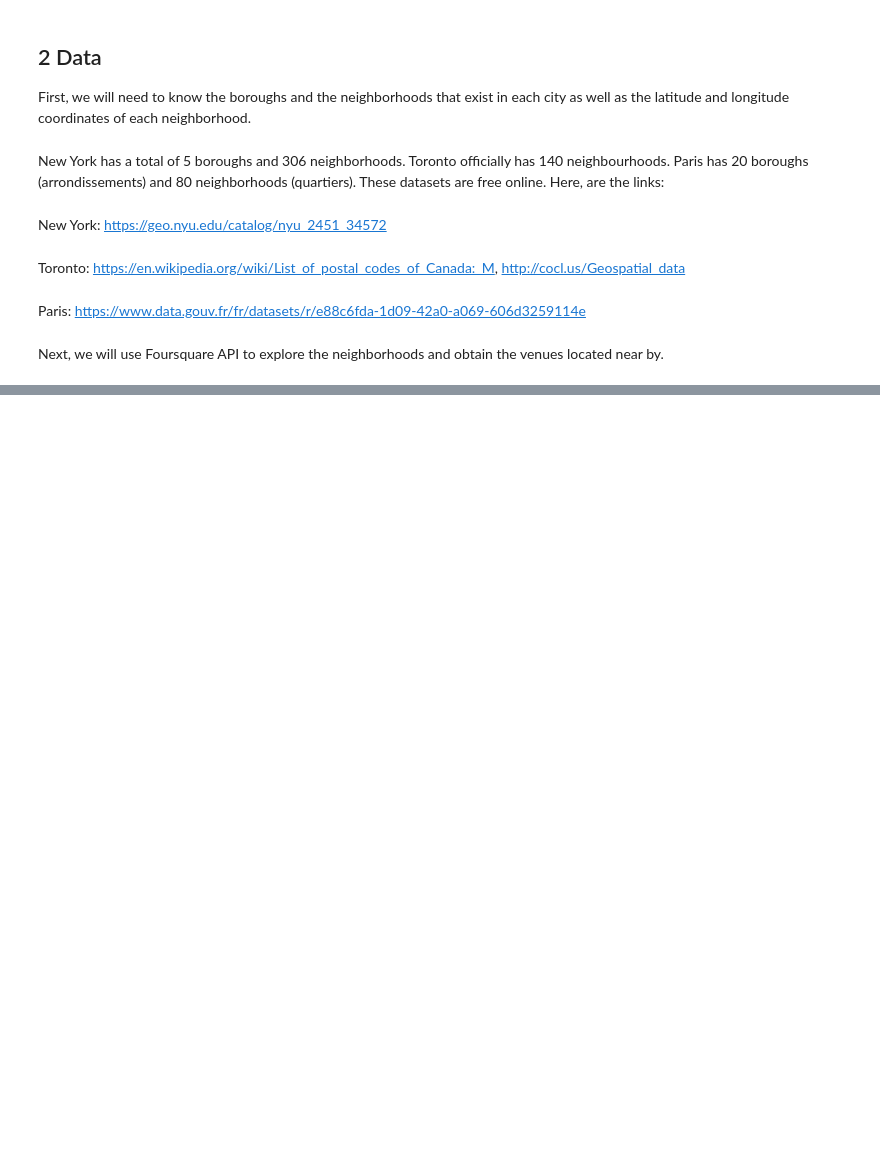
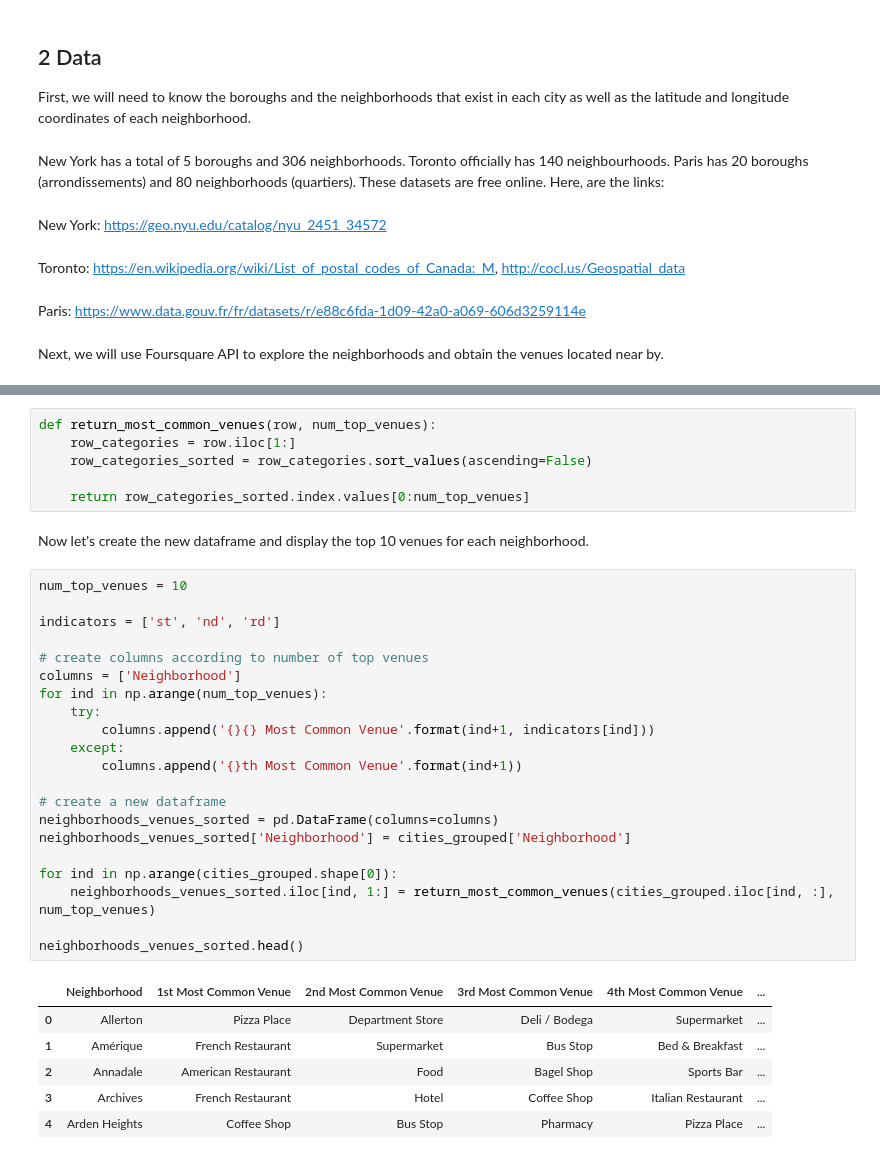
Before and after one commit to michmontano/github-example, a Jupyter notebook: Capstone_project_TheBattleofNeighborhoods_Week1.ipynb, the cells around one changed output, grey strips where cells are left out. Saved outputs shown, nothing was run; the diff lists cells and outputs as text; blank space fills up the shorter version.

```diff
--- a/Capstone_project_TheBattleofNeighborhoods_Week1.ipynb
+++ b/Capstone_project_TheBattleofNeighborhoods_Week1.ipynb
@@ -32,0 +472,36 @@ Next, we will use Foursquare API to explore the neighborhoods and obtain the ven
+# %%
+def return_most_common_venues(row, num_top_venues):
+    row_categories = row.iloc[1:]
+    row_categories_sorted = row_categories.sort_values(ascending=False)
+
+    return row_categories_sorted.index.values[0:num_top_venues]
+# %% [markdown]
+Now let's create the new dataframe and display the top 10 venues for each neighborhood.
+# %%
+num_top_venues = 10
+
+indicators = ['st', 'nd', 'rd']
+
+# create columns according to number of top venues
+columns = ['Neighborhood']
+for ind in np.arange(num_top_venues):
+    try:
+        columns.append('{}{} Most Common Venue'.format(ind+1, indicators[ind]))
+    except:
+        columns.append('{}th Most Common Venue'.format(ind+1))
+
+# create a new dataframe
+neighborhoods_venues_sorted = pd.DataFrame(columns=columns)
+neighborhoods_venues_sorted['Neighborhood'] = cities_grouped['Neighborhood']
+
+for ind in np.arange(cities_grouped.shape[0]):
+    neighborhoods_venues_sorted.iloc[ind, 1:] = return_most_common_venues(cities_grouped.iloc[ind, :], num_top_venues)
+
+neighborhoods_venues_sorted.head()
+# %% [output]
+|  | Neighborhood | 1st Most Common Venue | 2nd Most Common Venue | 3rd Most Common Venue | 4th Most Common Venue | ... |
+| 0 | Allerton | Pizza Place | Department Store | Deli / Bodega | Supermarket | ... |
+| 1 | Amérique | French Restaurant | Supermarket | Bus Stop | Bed & Breakfast | ... |
+| 2 | Annadale | American Restaurant | Food | Bagel Shop | Sports Bar | ... |
+| 3 | Archives | French Restaurant | Hotel | Coffee Shop | Italian Restaurant | ... |
+| 4 | Arden Heights | Coffee Shop | Bus Stop | Pharmacy | Pizza Place | ... |
```
Also changed, not shown: parts of 59 cells of this notebook.
